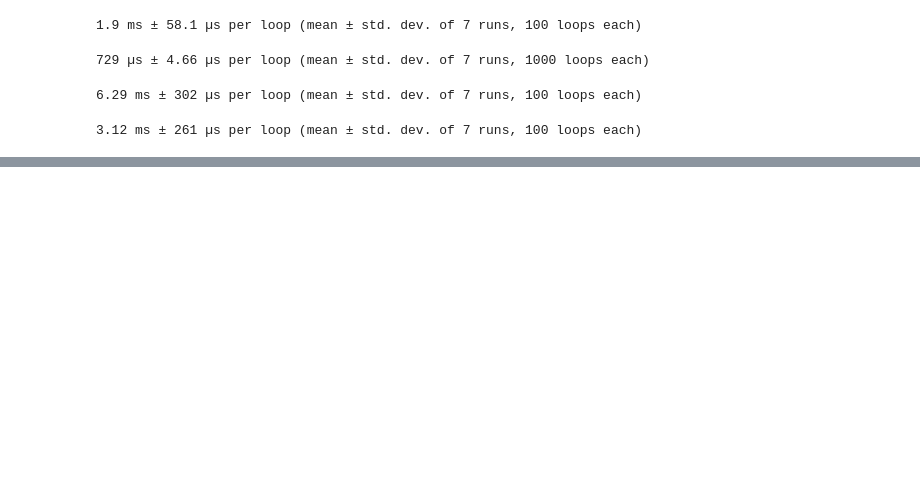
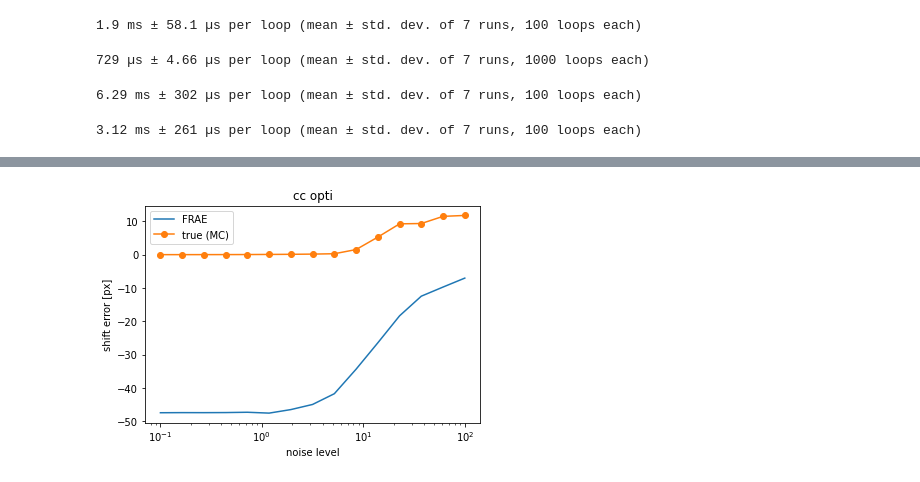
Before and after one commit to xdze2/stretchablecorr, a Jupyter notebook: test_stretchablecorr.ipynb, the cells around one changed output, grey strips where cells are left out. Saved outputs shown, nothing was run; the diff lists cells and outputs as text; code cells hidden in the pictures; blank space fills up the shorter version.

```diff
--- a/test_stretchablecorr.ipynb
+++ b/test_stretchablecorr.ipynb
@@ -118,0 +164,7 @@ get_shifts(A, B, window_half_size, window_half_size,
+# %%
+plt.title('cc opti')
+plt.semilogx(sigma_span, errs[:, 1], label='FRAE')
+plt.semilogx(sigma_span, errs[:, 0],  '-o', label='true (MC)');
+plt.legend(); plt.ylabel('shift error [px]'); plt.xlabel('noise level');
+# %% [output]
+[figure, added]
```
Also changed, not shown: parts of 13 cells of this notebook, 4 other files.
